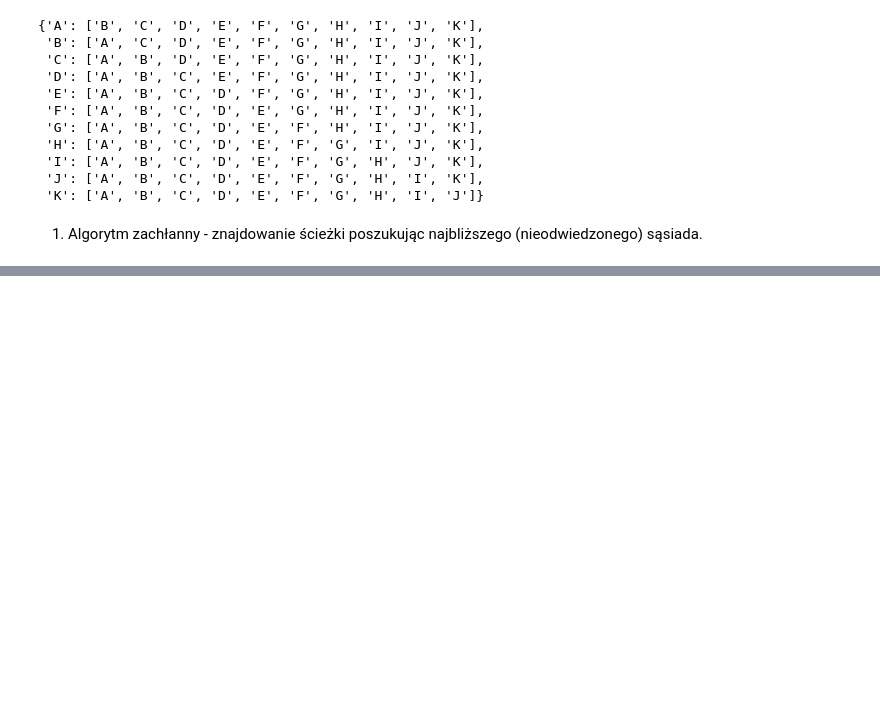
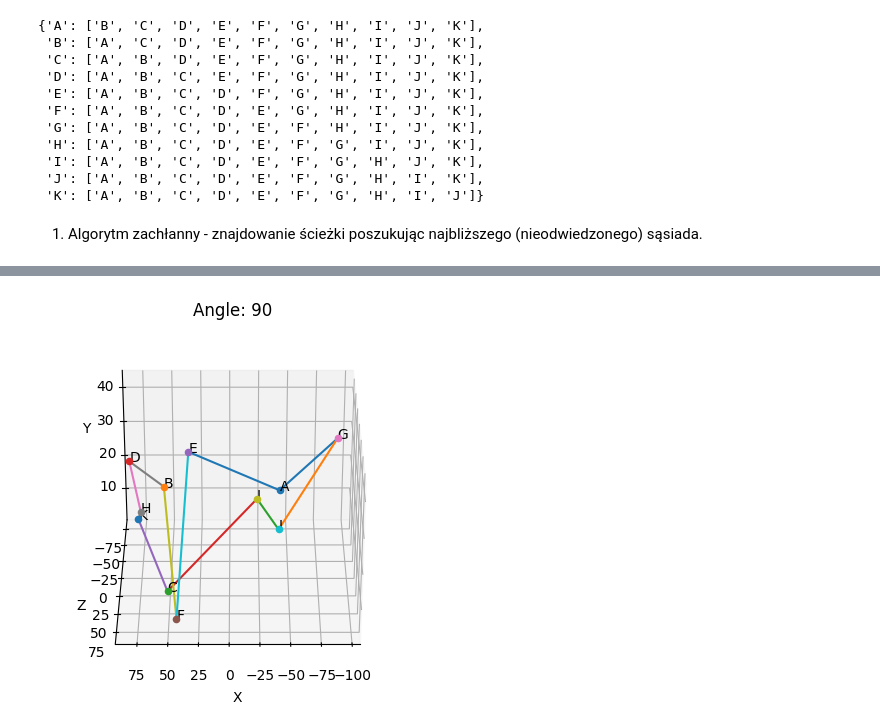
Before and after one commit to p33tersky/AI_ML_projects, a Jupyter notebook: Podstawy Sztucznej Inteligenccji/Traveling_Salesman_NN/Projekt2PWlostek.ipynb, the cells around one changed output, grey strips where cells are left out. Cells and saved outputs as stored; diff of their text form; code cells hidden in the pictures; blank space fills up the shorter version.

```diff
--- a/Podstawy Sztucznej Inteligenccji/Traveling_Salesman_NN/Projekt2PWlostek.ipynb
+++ b/Podstawy Sztucznej Inteligenccji/Traveling_Salesman_NN/Projekt2PWlostek.ipynb
@@ -247,0 +254,4 @@ plot3D_path(NN[0], points)
+# %%
+plot3D_path(NN[0], points, 90)
+# %% [output]
+[figure, added]
```
Also changed, not shown: parts of 11 cells of this notebook.
